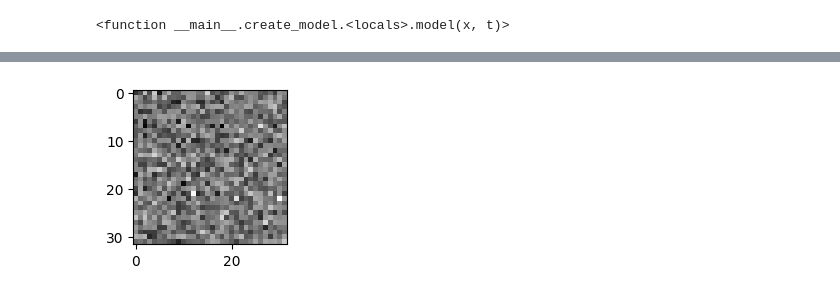
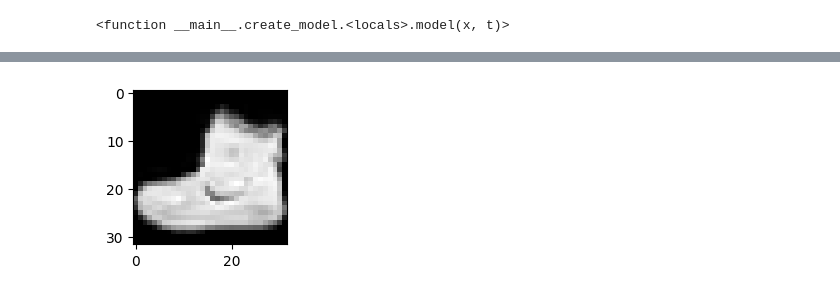
Before and after one commit to ericflip/ddpm, a Jupyter notebook: ddpm/sampling.ipynb, the cells around one changed output, grey strips where cells are left out. Saved outputs shown, nothing was run; the diff lists cells and outputs as text; code cells hidden in the pictures.

```diff
--- a/ddpm/sampling.ipynb
+++ b/ddpm/sampling.ipynb
@@ -63,6 +80,6 @@ diffusion = GaussianDiffusion(
     timesteps=T
 )
 # %%
-noise = torch.randn_like(batch)
+noise = torch.randn_like(X)
 noise.shape
 # %% [output]
@@ -70,5 +87,5 @@ torch.Size([1, 1, 32, 32])
 # %%
-t = torch.tensor([999])
-x_T = diffusion.q_sample(batch, t, noise)
+t = torch.tensor([999]*2)
+x_T = diffusion.q_sample(X, t, noise)
 x_T.shape
 # %% [output]
@@ -125,0 +147,3 @@ display_image(samples[i][0])
+# %%
+t = torch.tensor([999] * 2)
+pred_noise = model(X, t)
@@ -126,4 +171,6 @@ display_image(samples[i][0])
+# %%
+pred_x0 = (x_T - (1 - diffusion.alpha_bar[t]).unsqueeze(-1).unsqueeze(-1).unsqueeze(-1) ** 0.5 * pred_noise) / diffusion.alpha_bar[t].unsqueeze(-1).unsqueeze(-1).unsqueeze(-1) ** 0.5
 # %%
-display_image(x_T[0])
+display_image(pred_x0[0])
 # %% [output]
-[figure, old version]
+[figure, new version]
```
Also changed, not shown: parts of 27 cells of this notebook, 9 other files.
